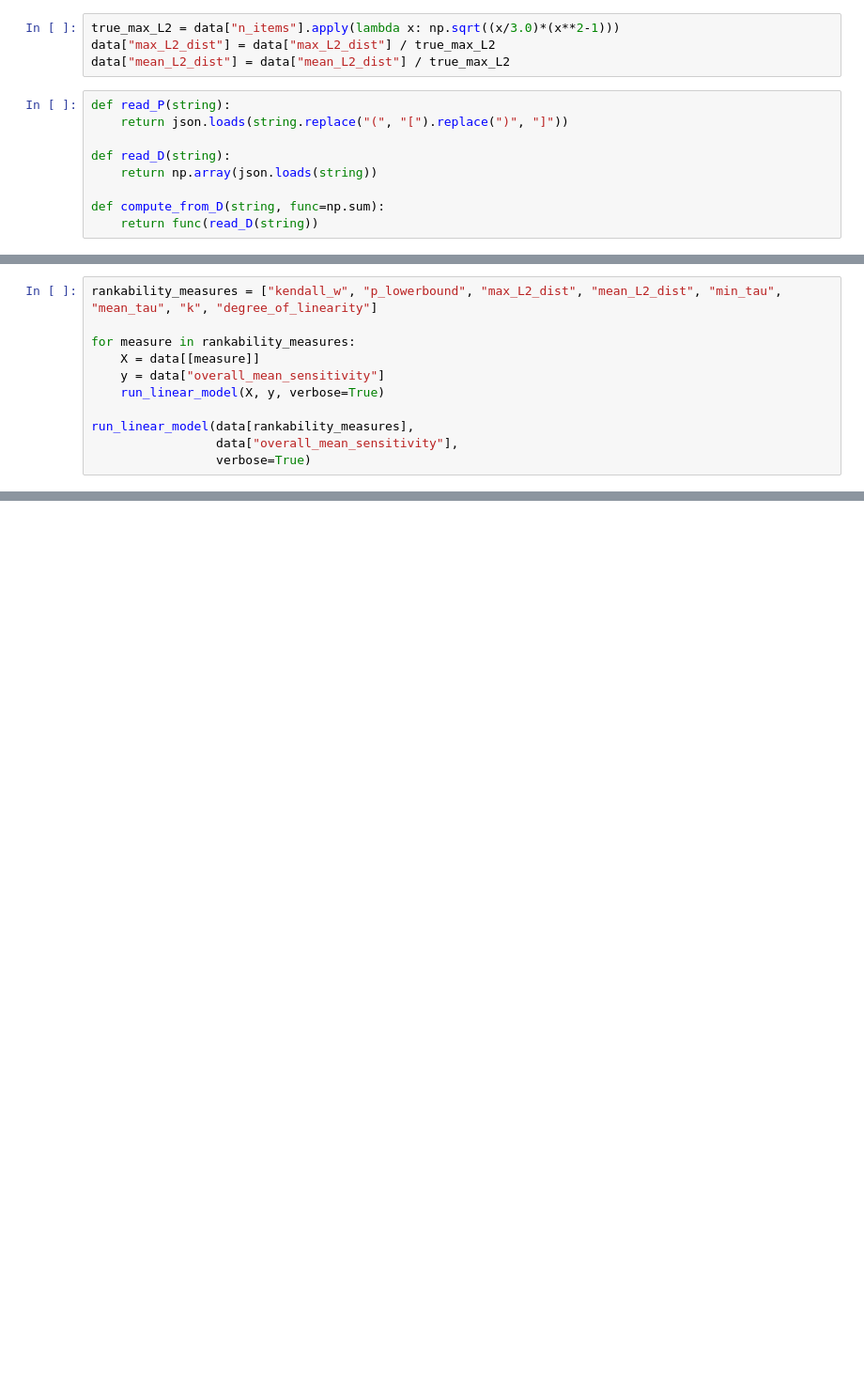
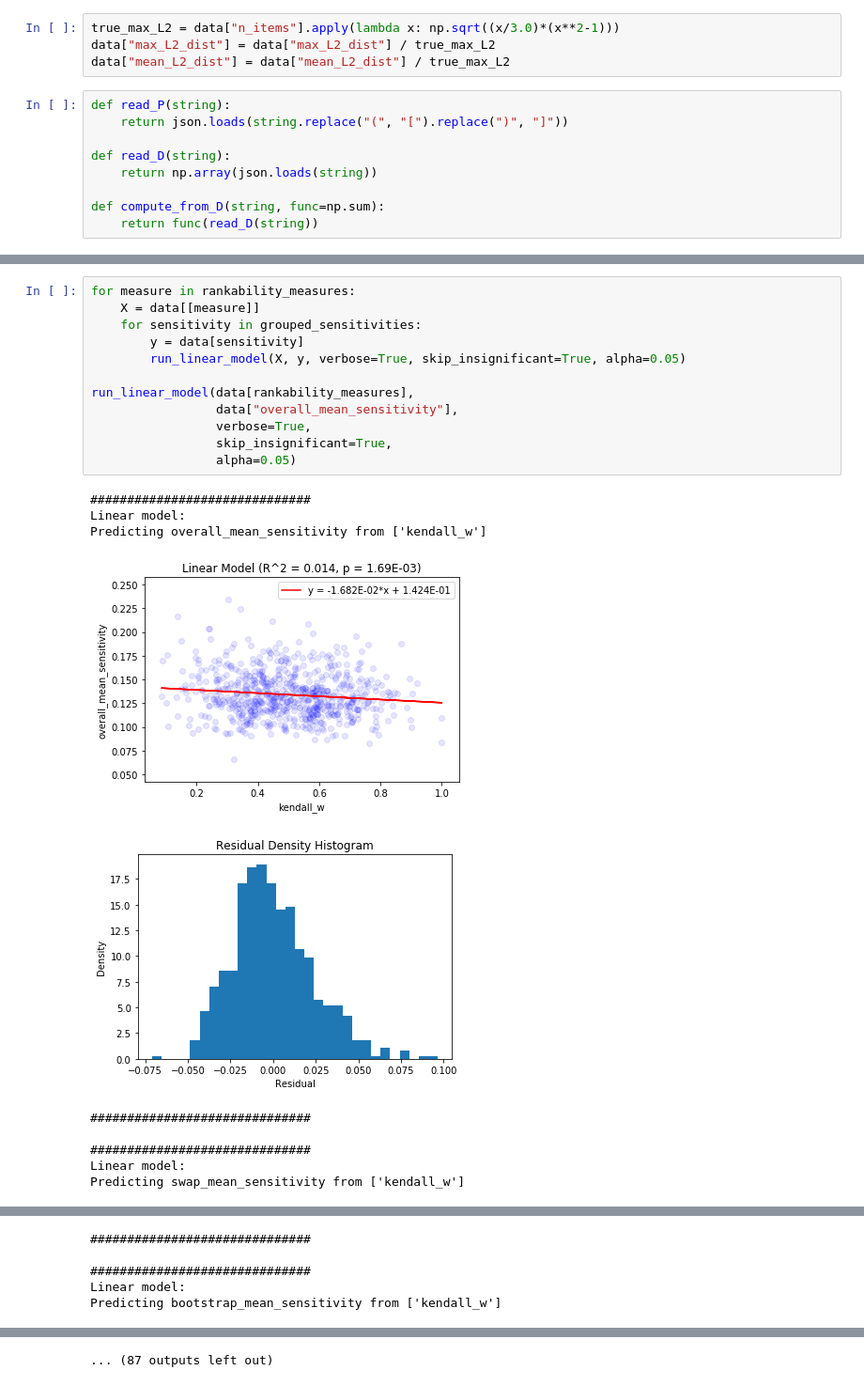
Before and after one commit to IGARDS/sensitivity_study, a Jupyter notebook: src/sensitivity_analysis.ipynb, the cells around one changed output, grey strips where cells are left out. Shown at 94% size. Cells and saved outputs as stored; diff of their text form; blank space fills up the shorter version.

```diff
--- a/src/sensitivity_analysis.ipynb
+++ b/src/sensitivity_analysis.ipynb
@@ -92,11 +220,23 @@ def run_linear_model(X, y, verbose=False):
 # %%
-rankability_measures = ["kendall_w", "p_lowerbound", "max_L2_dist", "mean_L2_dist", "min_tau", "mean_tau", "k", "degree_of_linearity"]
-
 for measure in rankability_measures:
     X = data[[measure]]
-    y = data["overall_mean_sensitivity"]
-    run_linear_model(X, y, verbose=True)
+    for sensitivity in grouped_sensitivities:
+        y = data[sensitivity]
+        run_linear_model(X, y, verbose=True, skip_insignificant=True, alpha=0.05)
 
 run_linear_model(data[rankability_measures],
                  data["overall_mean_sensitivity"],
-                 verbose=True)
+                 verbose=True,
+                 skip_insignificant=True,
+                 alpha=0.05)
+# %% [output]
+##############################
+Linear model:
+Predicting overall_mean_sensitivity from ['kendall_w']
+[figure, added]
+[figure, added]
+##############################
+
+##############################
+Linear model:
+Predicting swap_mean_sensitivity from ['kendall_w']
@@ -102,0 +245,5 @@ run_linear_model(data[rankability_measures],
+##############################
+
+##############################
+Linear model:
+Predicting bootstrap_mean_sensitivity from ['kendall_w']
@@ -102,0 +259 @@ run_linear_model(data[rankability_measures],
+... (87 outputs left out)
```
Also changed, not shown: parts of 17 cells of this notebook.
